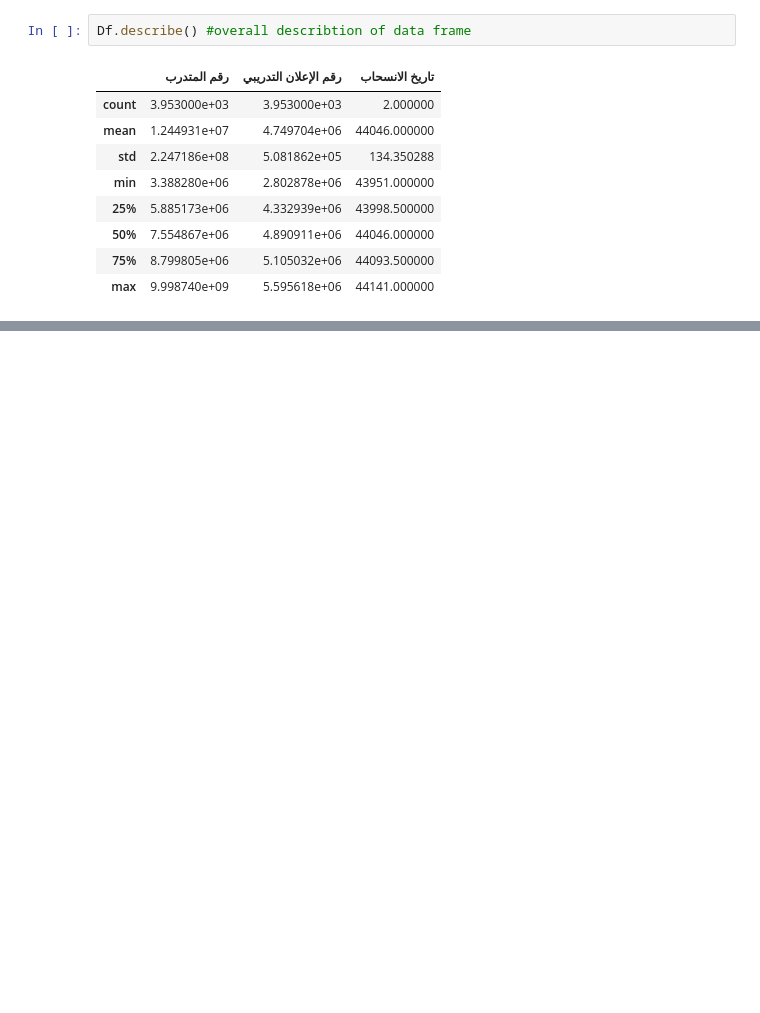
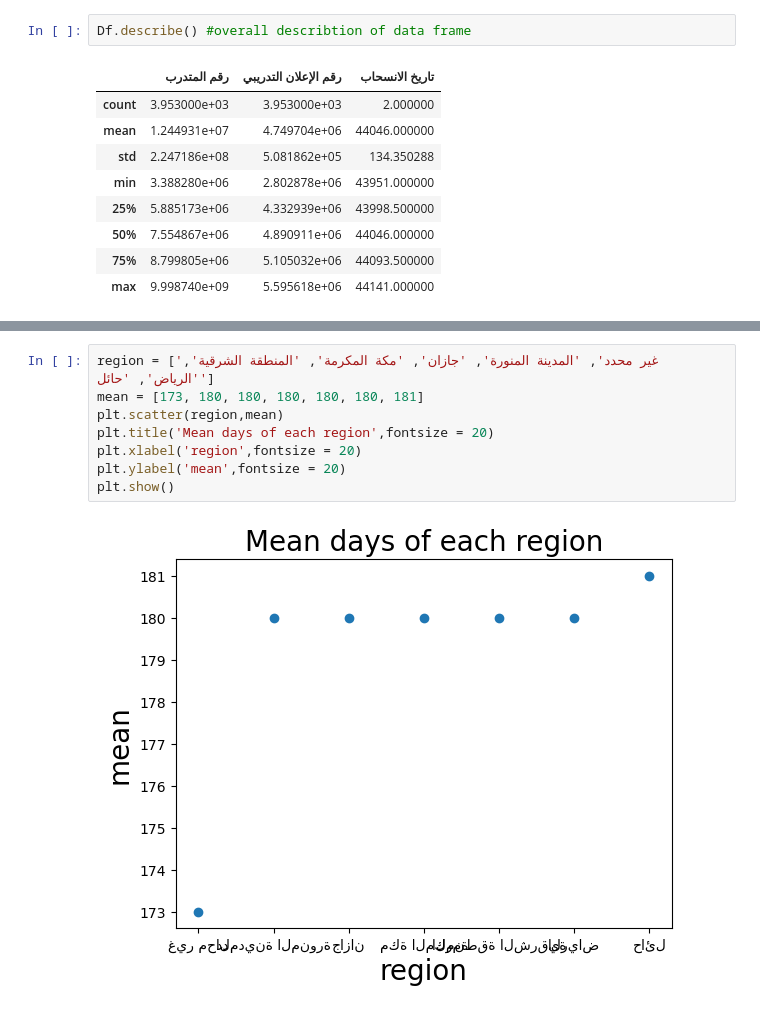
Before and after one commit to Tuwaiq-Data-Science-Bootcamp-V2/Bootcamp-Project-2, a Jupyter notebook: Bootcamp_project_2.ipynb, the cells around one changed output, grey strips where cells are left out. Cells and saved outputs as stored; diff of their text form; blank space fills up the shorter version.

```diff
--- a/Bootcamp_project_2.ipynb
+++ b/Bootcamp_project_2.ipynb
@@ -188,0 +225,10 @@ Df
+# %%
+region = ['غير محدد', 'المدينة المنورة', 'جازان', 'مكة المكرمة', 'المنطقة الشرقية', 'الرياض', 'حائل']
+mean = [173, 180, 180, 180, 180, 180, 181]
+plt.scatter(region,mean)
+plt.title('Mean days of each region',fontsize = 20)
+plt.xlabel('region',fontsize = 20)
+plt.ylabel('mean',fontsize = 20)
+plt.show()
+# %% [output]
+[figure, added]
```
Also changed, not shown: parts of 16 cells of this notebook.
